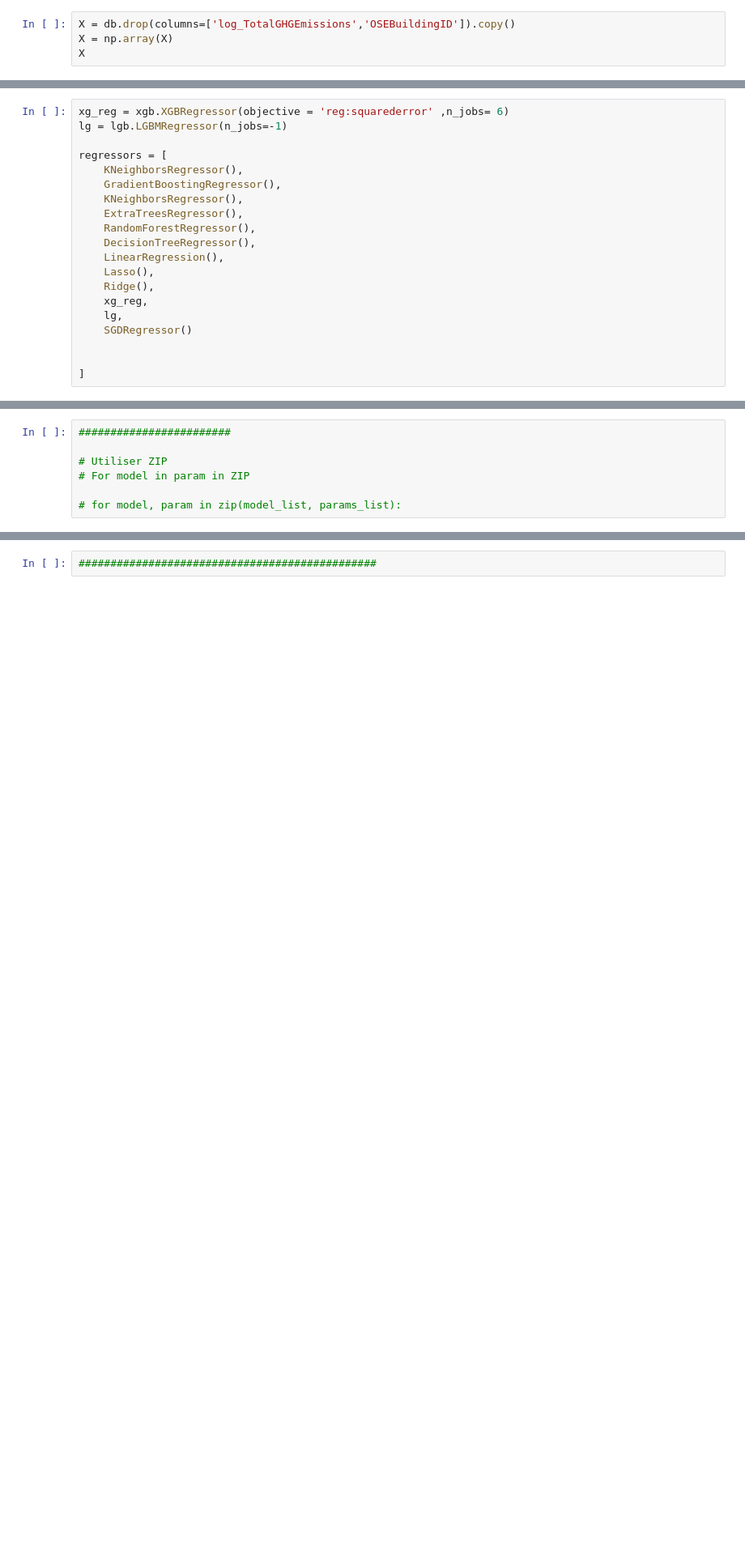
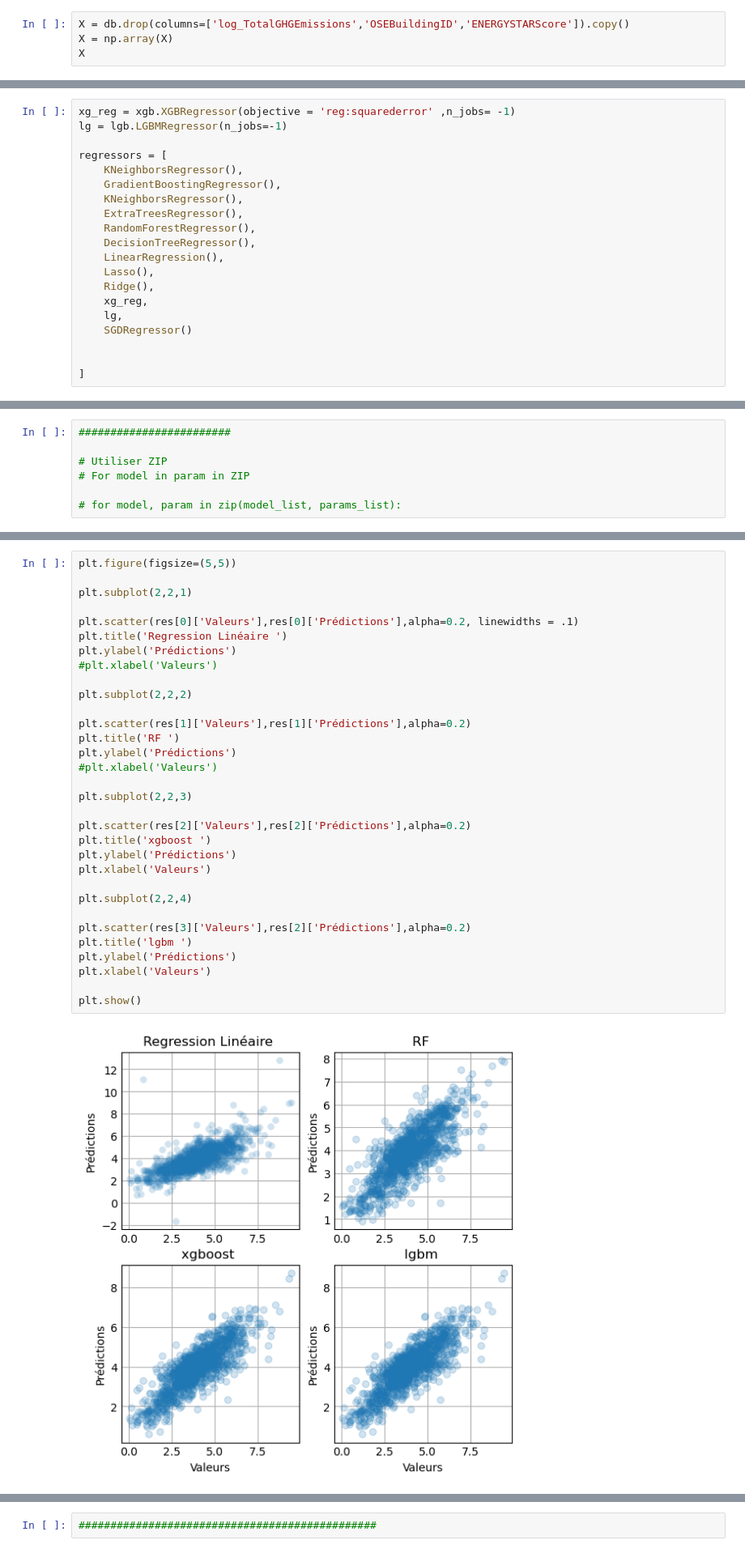
Before and after one commit to ArhurK/P4-Anticipez-les-besoins-en-consommation-de-batiments, a Jupyter notebook: Cible 1 log TotalGHGEmissions.ipynb, the cells around one changed output, grey strips where cells are left out. Shown at 81% size. Saved outputs shown, nothing was run; the diff lists cells and outputs as text; blank space fills up the shorter version.

```diff
--- a/Cible 1 log TotalGHGEmissions.ipynb
+++ b/Cible 1 log TotalGHGEmissions.ipynb
@@ -46,7 +67,7 @@ from sklearn.model_selection import GridSearchCV
 
 from time import time
 # %%
-X = db.drop(columns=['log_TotalGHGEmissions','OSEBuildingID']).copy()
+X = db.drop(columns=['log_TotalGHGEmissions','OSEBuildingID','ENERGYSTARScore']).copy()
 X = np.array(X)
 X
 # %% [output]
@@ -77,7 +113,7 @@ X_train, X_test, y_train, y_test = train_test_split(X, y, test_size=0.2 , random
 # %% [markdown]
 # Modèle
 # %%
-xg_reg = xgb.XGBRegressor(objective = 'reg:squarederror' ,n_jobs= 6)
+xg_reg = xgb.XGBRegressor(objective = 'reg:squarederror' ,n_jobs= -1)
 lg = lgb.LGBMRegressor(n_jobs=-1)
 
 regressors = [
@@ -360,0 +403,34 @@ for model,param in zip(model_list,params_list):
+# %%
+plt.figure(figsize=(5,5))
+
+plt.subplot(2,2,1)
+
+plt.scatter(res[0]['Valeurs'],res[0]['Prédictions'],alpha=0.2, linewidths = .1)
+plt.title('Regression Linéaire ')
+plt.ylabel('Prédictions')
+#plt.xlabel('Valeurs')
+
+plt.subplot(2,2,2)
+
+plt.scatter(res[1]['Valeurs'],res[1]['Prédictions'],alpha=0.2)
+plt.title('RF ')
+plt.ylabel('Prédictions')
+#plt.xlabel('Valeurs')
+
+plt.subplot(2,2,3)
+
+plt.scatter(res[2]['Valeurs'],res[2]['Prédictions'],alpha=0.2)
+plt.title('xgboost ')
+plt.ylabel('Prédictions')
+plt.xlabel('Valeurs')
+
+plt.subplot(2,2,4)
+
+plt.scatter(res[3]['Valeurs'],res[2]['Prédictions'],alpha=0.2)
+plt.title('lgbm ')
+plt.ylabel('Prédictions')
+plt.xlabel('Valeurs')
+
+plt.show()
+# %% [output]
+[figure, added]
```
Also changed, not shown: parts of 65 cells of this notebook.
